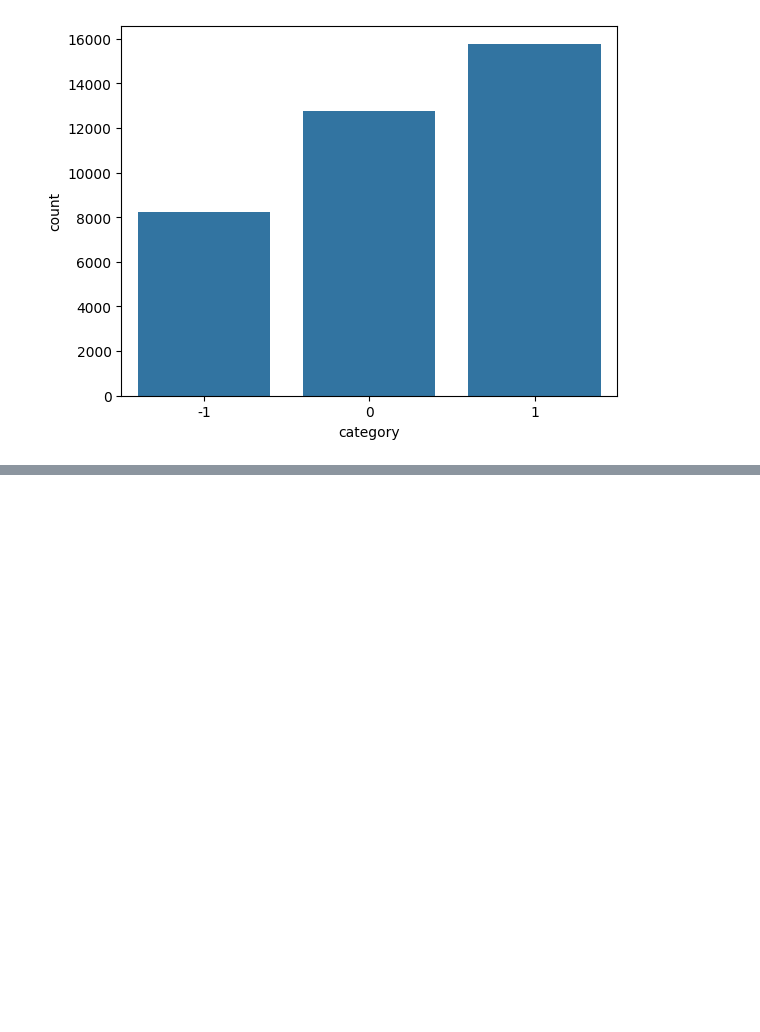
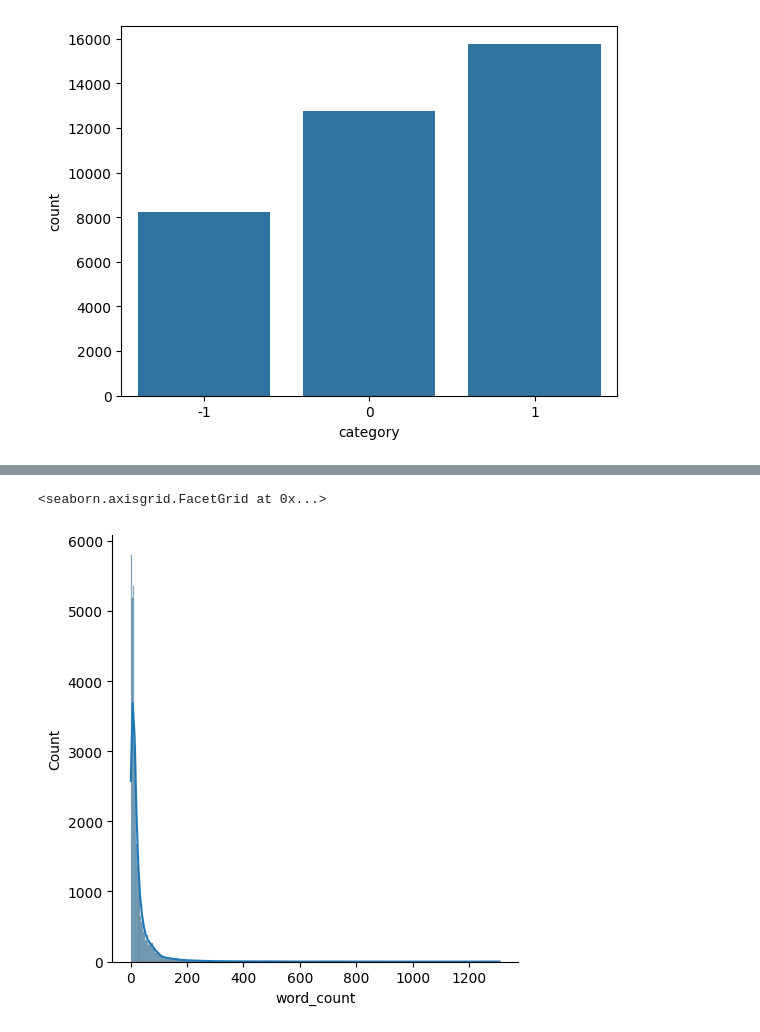
Before and after one commit to Kazeem-Bello/YouTube-Comment-Sentiment-Analysis, a Jupyter notebook: notebook/EDA.ipynb, the cells around one changed output, grey strips where cells are left out. Cells and saved outputs as stored; diff of their text form; code cells hidden in the pictures; blank space fills up the shorter version.

```diff
--- a/notebook/EDA.ipynb
+++ b/notebook/EDA.ipynb
@@ -169,0 +178,2 @@ plot = sns.countplot(data = data, x = "category")
+# %%
+data["word_count"] = data["clean_comment"].apply(lambda x: len(x.split()))
@@ -169,0 +201,5 @@ plot = sns.countplot(data = data, x = "category")
+# %%
+sns.displot(data["word_count"], kde = True)
+# %% [output]
+<seaborn.axisgrid.FacetGrid at 0x...>
+[figure, added]
```
Also changed, not shown: parts of 39 cells of this notebook.
